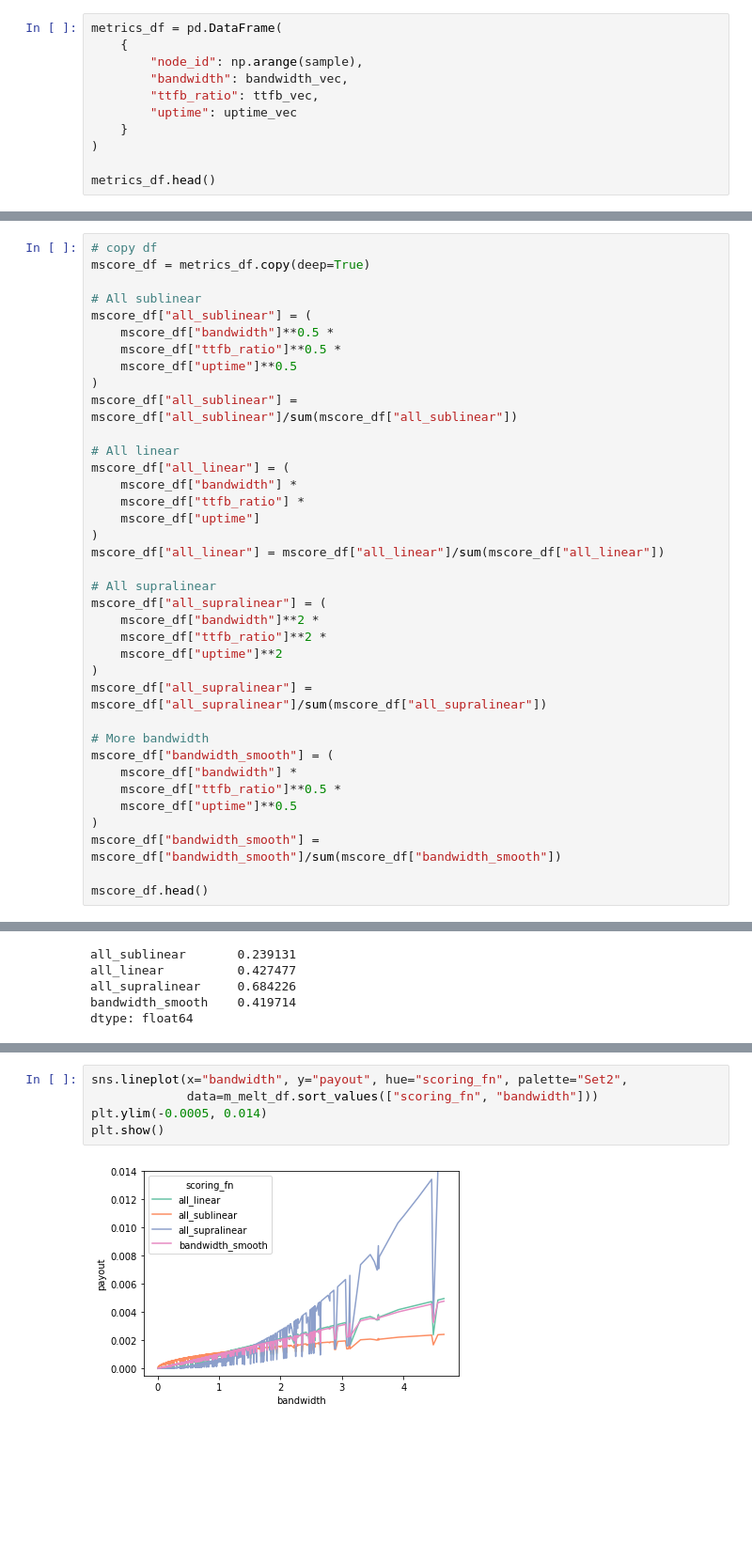
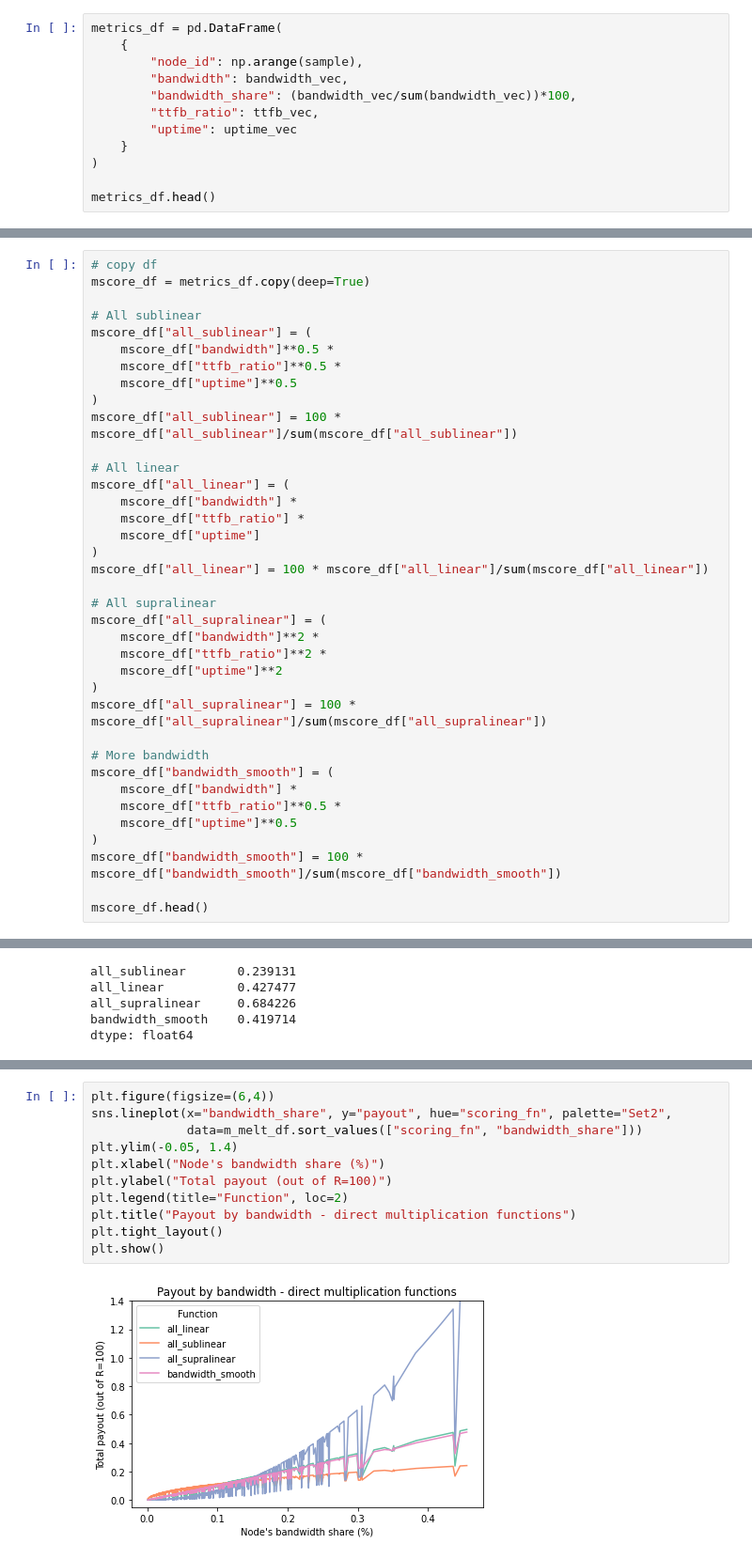
Before and after one commit to protocol/cel-retrieval, a Jupyter notebook: saturn-aliens/notebooks/2.1-simulation_fair_reward_distribution.ipynb, the cells around one changed output, grey strips where cells are left out. Shown at 94% size. Cells and saved outputs as stored; diff of their text form; blank space fills up the shorter version.

```diff
--- a/saturn-aliens/notebooks/2.1-simulation_fair_reward_distribution.ipynb
+++ b/saturn-aliens/notebooks/2.1-simulation_fair_reward_distribution.ipynb
@@ -72,6 +82,7 @@ metrics_df = pd.DataFrame(
     {
         "node_id": np.arange(sample),
         "bandwidth": bandwidth_vec,
+        "bandwidth_share": (bandwidth_vec/sum(bandwidth_vec))*100,
         "ttfb_ratio": ttfb_vec,
         "uptime": uptime_vec
     }
@@ -250,7 +278,7 @@ mscore_df["all_sublinear"] = (
     mscore_df["ttfb_ratio"]**0.5 *
     mscore_df["uptime"]**0.5
 )
-mscore_df["all_sublinear"] = mscore_df["all_sublinear"]/sum(mscore_df["all_sublinear"])
+mscore_df["all_sublinear"] = 100 * mscore_df["all_sublinear"]/sum(mscore_df["all_sublinear"])
 
 # All linear
 mscore_df["all_linear"] = (
@@ -258,7 +286,7 @@ mscore_df["all_linear"] = (
     mscore_df["ttfb_ratio"] *
     mscore_df["uptime"]
 )
-mscore_df["all_linear"] = mscore_df["all_linear"]/sum(mscore_df["all_linear"])
+mscore_df["all_linear"] = 100 * mscore_df["all_linear"]/sum(mscore_df["all_linear"])
 
 # All supralinear
 mscore_df["all_supralinear"] = (
@@ -266,7 +294,7 @@ mscore_df["all_supralinear"] = (
     mscore_df["ttfb_ratio"]**2 *
     mscore_df["uptime"]**2
 )
-mscore_df["all_supralinear"] = mscore_df["all_supralinear"]/sum(mscore_df["all_supralinear"])
+mscore_df["all_supralinear"] = 100 * mscore_df["all_supralinear"]/sum(mscore_df["all_supralinear"])
 
 # More bandwidth
 mscore_df["bandwidth_smooth"] = (
@@ -274,7 +302,7 @@ mscore_df["bandwidth_smooth"] = (
     mscore_df["ttfb_ratio"]**0.5 *
     mscore_df["uptime"]**0.5
 )
-mscore_df["bandwidth_smooth"] = mscore_df["bandwidth_smooth"]/sum(mscore_df["bandwidth_smooth"])
+mscore_df["bandwidth_smooth"] = 100 * mscore_df["bandwidth_smooth"]/sum(mscore_df["bandwidth_smooth"])
 
 mscore_df.head()
 # %% [output]
@@ -330,7 +367,13 @@ plt.show()
 # %%
-sns.lineplot(x="bandwidth", y="payout", hue="scoring_fn", palette="Set2",
-             data=m_melt_df.sort_values(["scoring_fn", "bandwidth"]))
-plt.ylim(-0.0005, 0.014)
+plt.figure(figsize=(6,4))
+sns.lineplot(x="bandwidth_share", y="payout", hue="scoring_fn", palette="Set2",
+             data=m_melt_df.sort_values(["scoring_fn", "bandwidth_share"]))
+plt.ylim(-0.05, 1.4)
+plt.xlabel("Node's bandwidth share (%)")
+plt.ylabel("Total payout (out of R=100)")
+plt.legend(title="Function", loc=2)
+plt.title("Payout by bandwidth - direct multiplication functions")
+plt.tight_layout()
 plt.show()
 # %% [output]
-[figure, old version]
+[figure, new version]
```
Also changed, not shown: parts of 30 cells of this notebook.
